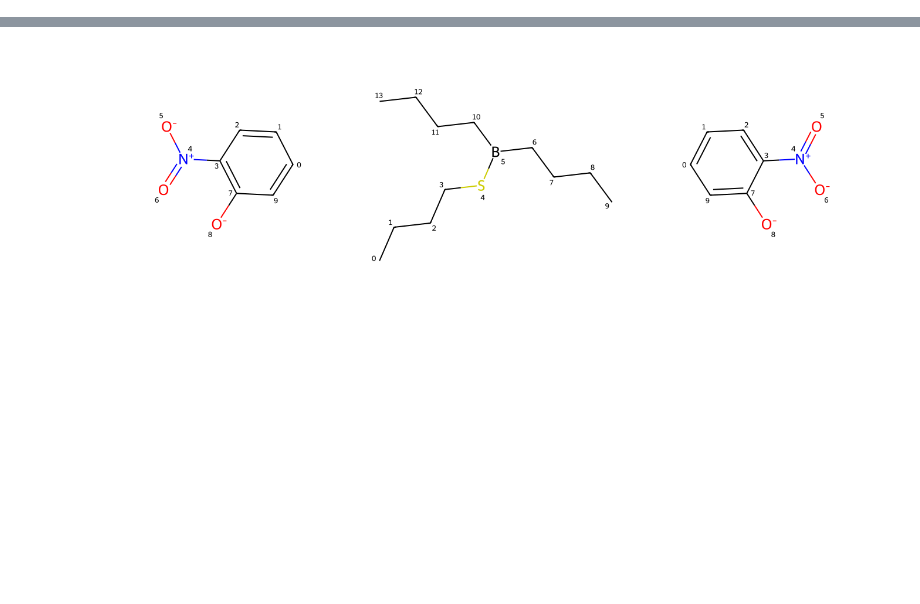
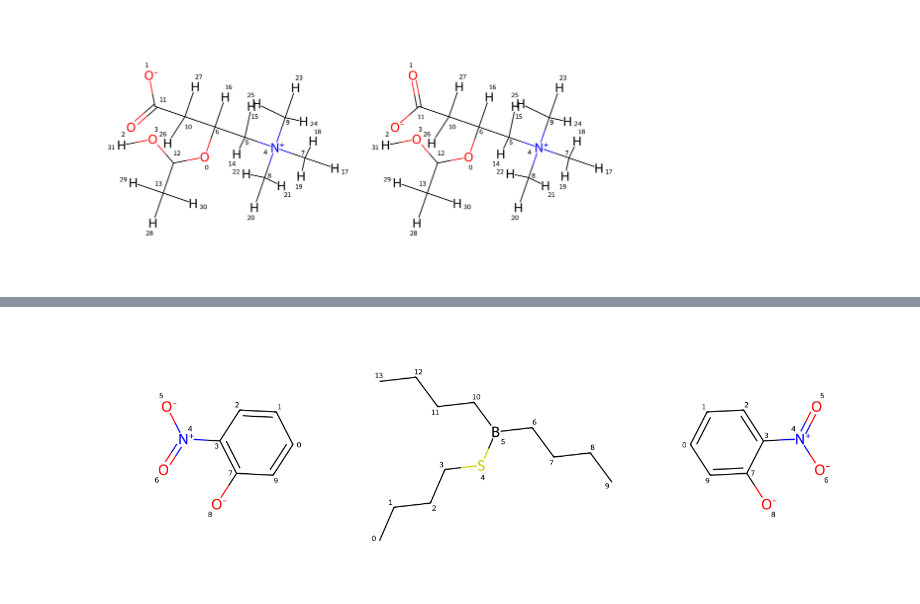
Before and after one commit to DOCH-2/BOSolver, a Jupyter notebook: compare.ipynb, the cells around one changed output, grey strips where cells are left out. Cells and saved outputs as stored; diff of their text form; code cells hidden in the pictures; blank space fills up the shorter version.

```diff
--- a/compare.ipynb
+++ b/compare.ipynb
@@ -239,3 +170,7 @@ rd_actobo2
+# %%
+Draw.MolsToGridImage([rd_actobo1, rd_actobo2], subImgSize=(600,600))
+# %% [output]
+[figure, added]
 # %%
 Draw.MolsToGridImage([rd_actobo1, rd_actobo2, Chem.MolFromSmiles(smiles)], subImgSize=(450,450))
 # %% [output]
```
Also changed, not shown: parts of 19 cells of this notebook, 2 other files.
